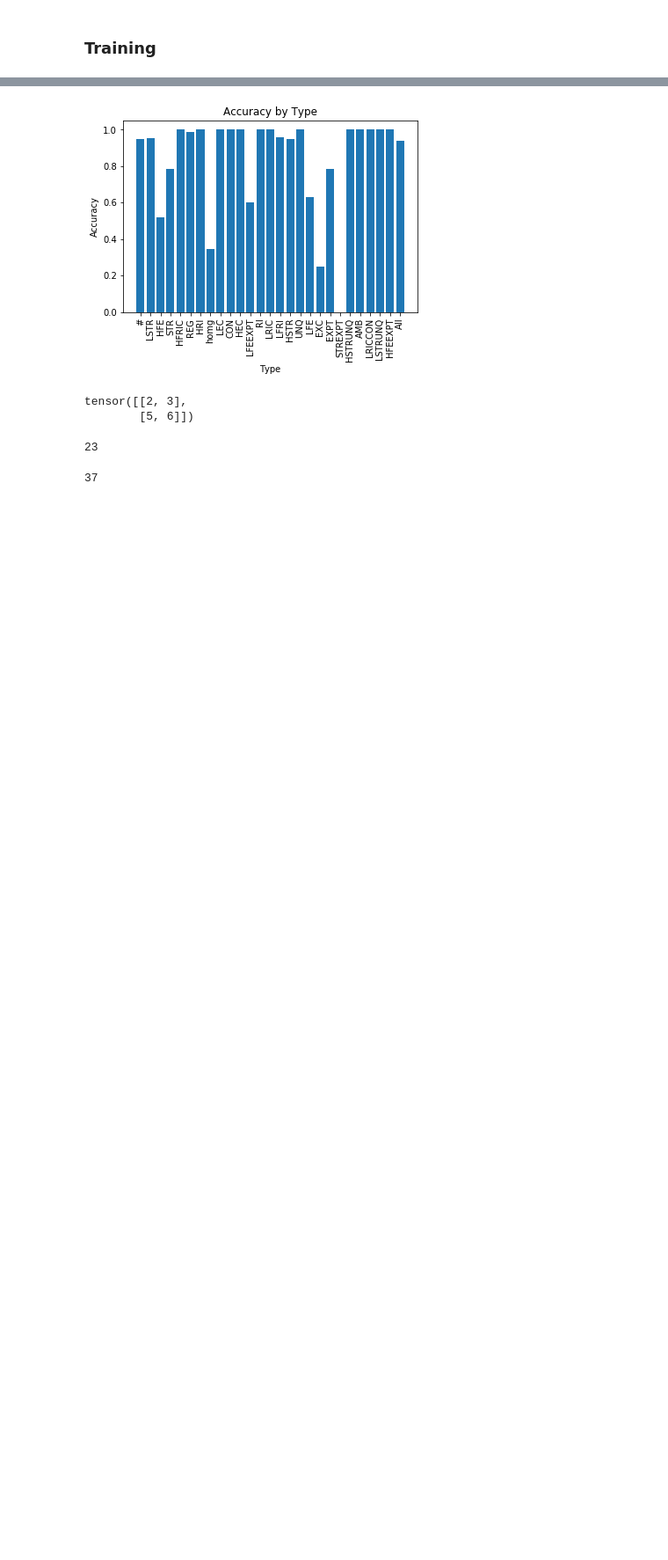
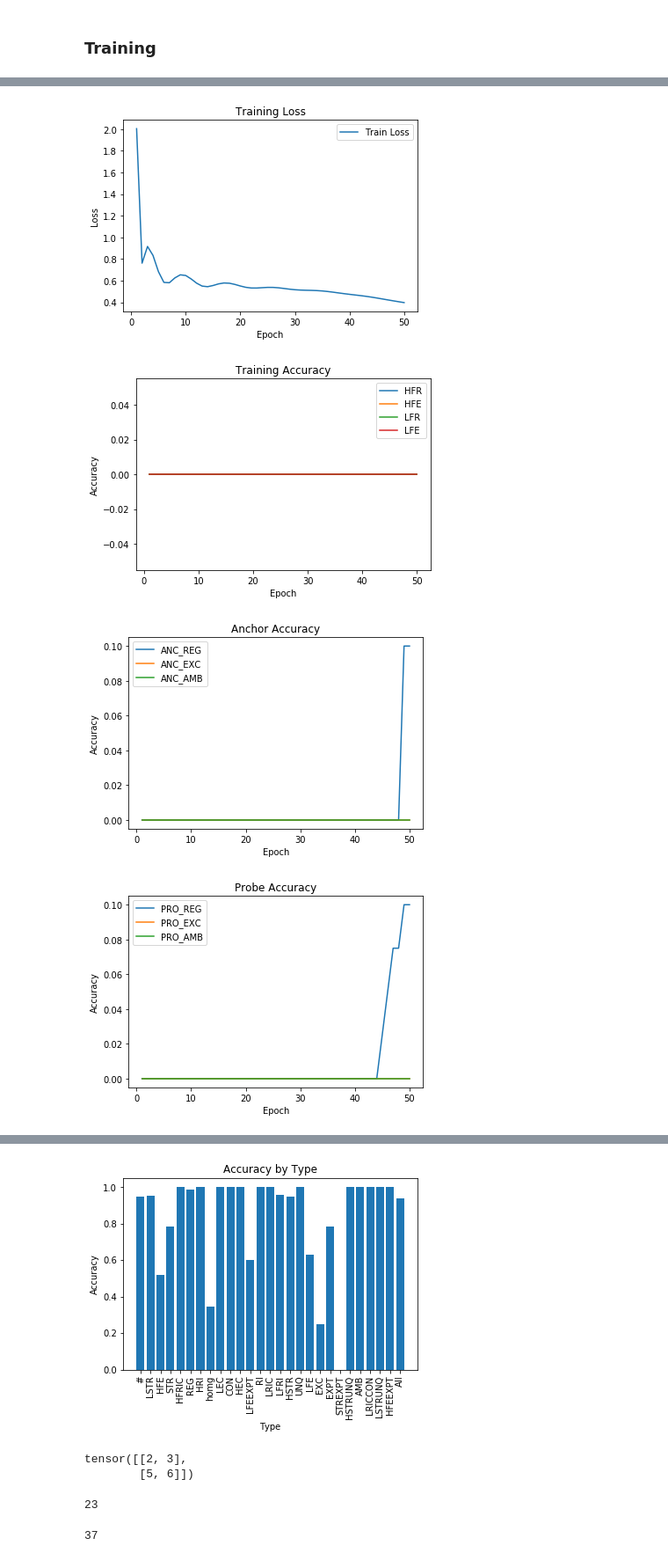
Before and after one commit to iandennismiller/Plaut_Model, a Jupyter notebook: code/plaut_model.ipynb, the cells around one changed output, grey strips where cells are left out. Shown at 88% size. Saved outputs shown, nothing was run; the diff lists cells and outputs as text; code cells hidden in the pictures; blank space fills up the shorter version.

```diff
--- a/code/plaut_model.ipynb
+++ b/code/plaut_model.ipynb
@@ -43,15 +49,0 @@ from IPython.display import Audio, display
-# %%
-# import dataset from csv files
-# multiple csv files can be concatenated in format: ["filename1", True/False, "filename2", True/False, ...]
-# True/False indicates whether to override frequencies to log(2)
-
-plaut_ds = plaut_dataset(["../dataset/plaut_dataset.csv", False])
-anc_ds = plaut_dataset(["../dataset/anchors.csv", False])
-probe_ds = plaut_dataset(["../dataset/probes.csv", False])
-plaut_anc_ds = plaut_dataset(['../dataset/plaut_dataset.csv', True, '../dataset/anchors.csv', False])
-
-# initialize dataloader to feed data into model
-plaut_loader = DataLoader(plaut_ds, batch_size=len(plaut_ds), num_workers=0)
-anc_loader = DataLoader(anc_ds, batch_size=len(anc_ds), num_workers=0)
-probe_loader = DataLoader(probe_ds, batch_size=len(probe_ds), num_workers=0)
-plaut_anc_loader = DataLoader(plaut_anc_ds, batch_size=len(plaut_anc_ds), num_workers=0)
@@ -60,10 +49,0 @@ plaut_anc_loader = DataLoader(plaut_anc_ds, batch_size=len(plaut_anc_ds), num_wo
-# %%
-class plaut_net(nn.Module):
-    def __init__(self):
-        super(plaut_net, self).__init__()
-        self.layer1 = nn.Linear(105, 100)
-        self.layer2 = nn.Linear(100, 61)
-
-    def forward(self, x):
-        x = torch.sigmoid(self.layer1(x))
-        return torch.sigmoid(self.layer2(x))
@@ -162,8 +166,7 @@ i = 1
 
 while True:
     try:
-        rootdir = str(path)+"/test/"+date+"_test"+'{:02d}'.format(i)
-        print(rootdir)
+        rootdir = str(path)+"/results/"+date+"_test"+'{:02d}'.format(i)
         os.mkdir(rootdir)
         break
     except:
@@ -172,7 +175,7 @@ while True:
 
 print("Test Results saved in :", rootdir)
 
-#torch.manual_seed(1) # initialize random seed
-#model = plaut_net() # initialize model
-#train(model, plaut_loader, plaut_anc_loader, anc_loader, probe_loader, rootdir, lr=0.1) # train!!!!
+torch.manual_seed(1) # initialize random seed
+model = plaut_net() # initialize model
+train(model, plaut_loader, plaut_anc_loader, anc_loader, probe_loader, rootdir, lr=0.1) # train!!!!
 # %% [output]
@@ -180,0 +199,4 @@ Test Results saved in : /Users/BrianLam/UTSC Research/Plaut_Model/test/jan01_tes
+[figure, added]
+[figure, added]
+[figure, added]
+[figure, added]
```
Also changed, not shown: parts of 11 cells of this notebook, 6 other files.
